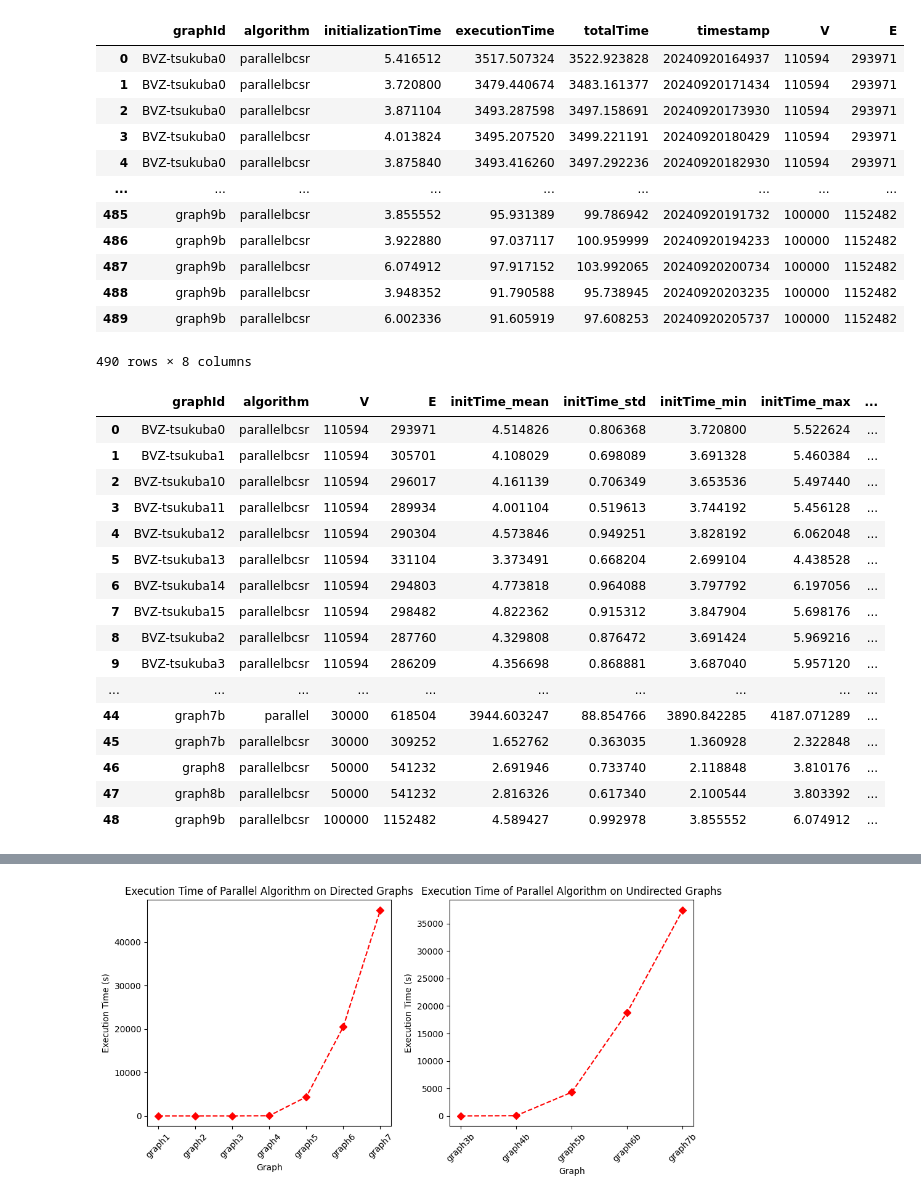
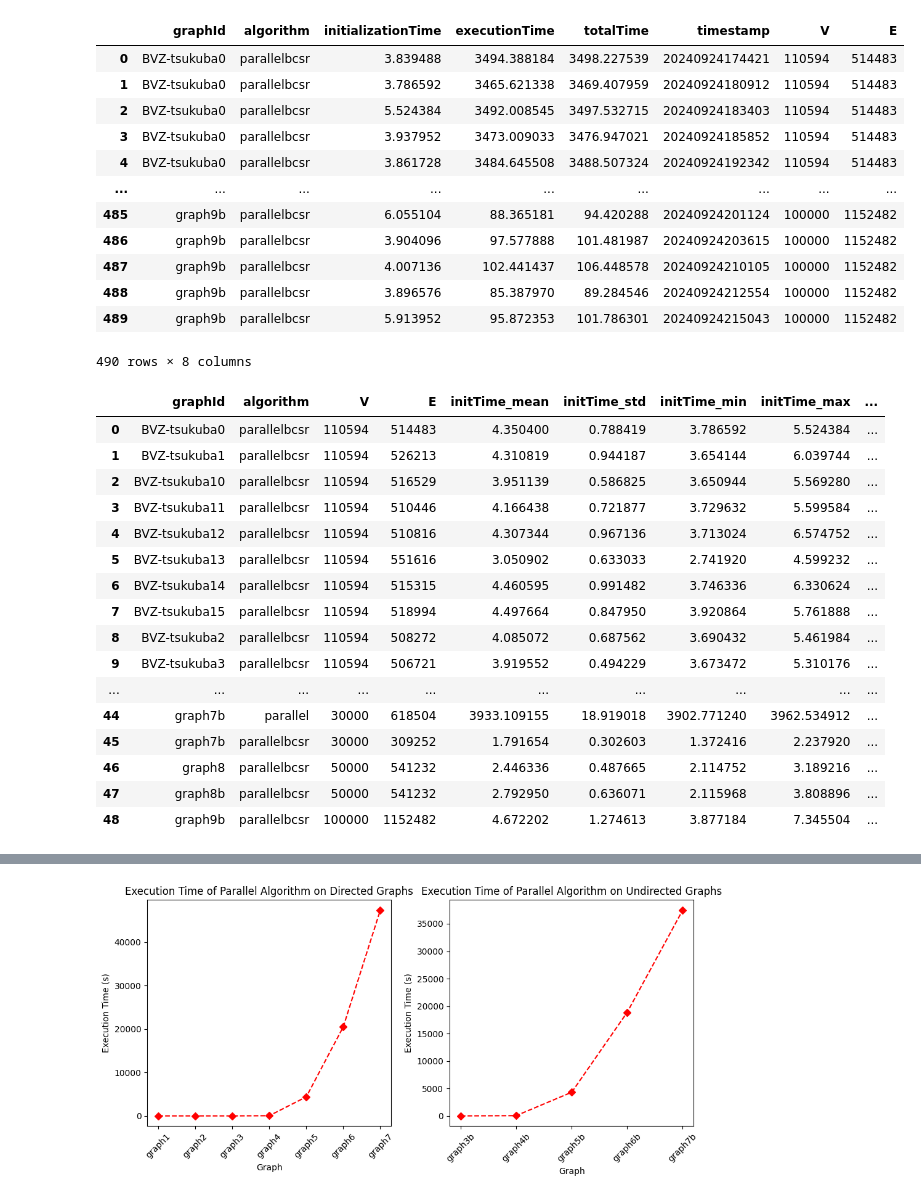
Before and after one commit to Daniele974/GraphCuts_CUDA, a Jupyter notebook: result_analysis.ipynb, the cells around one changed output, grey strips where cells are left out. Saved outputs shown, nothing was run; the diff lists cells and outputs as text; code cells hidden in the pictures.

```diff
--- a/result_analysis.ipynb
+++ b/result_analysis.ipynb
@@ -1,44 +1,44 @@
 # %%
 import json
 import matplotlib.pyplot as plt
 import glob
 import pandas as pd
 import os
 import numpy as np
 import math
 
-results_path = './results/session2/'
+results_path = './results/session4/'
 files = glob.glob(results_path + '*.json')
 results = []
 
 for file in files:
     with open(file) as f:
         filename = os.path.basename(file)
         splitted_filename = filename.split('_')
         graph = splitted_filename[0]
         algorithm = splitted_filename[1]
         timestamp = splitted_filename[3].split('.')[0] if len(splitted_filename) > 3 else ''
         content = json.load(f)
         content['graphId'] = graph
         content['algorithm'] = algorithm
         content['timestamp'] = timestamp
         results.append(content)
 
 results = pd.DataFrame(results, columns=['graphId', 'algorithm', 'initializationTime', 'executionTime', 'totalTime', 'timestamp','V','E'])
 results
 # %% [output]
 |  | graphId | algorithm | initializationTime | executionTime | totalTime | timestamp | V | E |
-| 0 | BVZ-tsukuba0 | parallelbcsr | 5.416512 | 3517.507324 | 3522.923828 | 20240920164937 | 110594 | 293971 |
-| 1 | BVZ-tsukuba0 | parallelbcsr | 3.720800 | 3479.440674 | 3483.161377 | 20240920171434 | 110594 | 293971 |
-| 2 | BVZ-tsukuba0 | parallelbcsr | 3.871104 | 3493.287598 | 3497.158691 | 20240920173930 | 110594 | 293971 |
-| 3 | BVZ-tsukuba0 | parallelbcsr | 4.013824 | 3495.207520 | 3499.221191 | 20240920180429 | 110594 | 293971 |
-| 4 | BVZ-tsukuba0 | parallelbcsr | 3.875840 | 3493.416260 | 3497.292236 | 20240920182930 | 110594 | 293971 |
+| 0 | BVZ-tsukuba0 | parallelbcsr | 3.839488 | 3494.388184 | 3498.227539 | 20240924174421 | 110594 | 514483 |
+| 1 | BVZ-tsukuba0 | parallelbcsr | 3.786592 | 3465.621338 | 3469.407959 | 20240924180912 | 110594 | 514483 |
+| 2 | BVZ-tsukuba0 | parallelbcsr | 5.524384 | 3492.008545 | 3497.532715 | 20240924183403 | 110594 | 514483 |
+| 3 | BVZ-tsukuba0 | parallelbcsr | 3.937952 | 3473.009033 | 3476.947021 | 20240924185852 | 110594 | 514483 |
+| 4 | BVZ-tsukuba0 | parallelbcsr | 3.861728 | 3484.645508 | 3488.507324 | 20240924192342 | 110594 | 514483 |
 | ... | ... | ... | ... | ... | ... | ... | ... | ... |
-| 485 | graph9b | parallelbcsr | 3.855552 | 95.931389 | 99.786942 | 20240920191732 | 100000 | 1152482 |
-| 486 | graph9b | parallelbcsr | 3.922880 | 97.037117 | 100.959999 | 20240920194233 | 100000 | 1152482 |
-| 487 | graph9b | parallelbcsr | 6.074912 | 97.917152 | 103.992065 | 20240920200734 | 100000 | 1152482 |
-| 488 | graph9b | parallelbcsr | 3.948352 | 91.790588 | 95.738945 | 20240920203235 | 100000 | 1152482 |
-| 489 | graph9b | parallelbcsr | 6.002336 | 91.605919 | 97.608253 | 20240920205737 | 100000 | 1152482 |
+| 485 | graph9b | parallelbcsr | 6.055104 | 88.365181 | 94.420288 | 20240924201124 | 100000 | 1152482 |
+| 486 | graph9b | parallelbcsr | 3.904096 | 97.577888 | 101.481987 | 20240924203615 | 100000 | 1152482 |
+| 487 | graph9b | parallelbcsr | 4.007136 | 102.441437 | 106.448578 | 20240924210105 | 100000 | 1152482 |
+| 488 | graph9b | parallelbcsr | 3.896576 | 85.387970 | 89.284546 | 20240924212554 | 100000 | 1152482 |
+| 489 | graph9b | parallelbcsr | 5.913952 | 95.872353 | 101.786301 | 20240924215043 | 100000 | 1152482 |
 490 rows × 8 columns
 # %%
 agg_results = results.groupby(['graphId', 'algorithm', 'V', 'E']).agg({'initializationTime': ['mean', 'std', 'min', 'max'], 'executionTime': ['mean', 'std', 'min', 'max'], 'totalTime': ['mean', 'std', 'min', 'max']}).reset_index()
@@ -46,22 +46,22 @@ agg_results.columns = ['graphId', 'algorithm', 'V', 'E', 'initTime_mean', 'initT
 agg_results
 # %% [output]
 |  | graphId | algorithm | V | E | initTime_mean | initTime_std | initTime_min | initTime_max | ... |
-| 0 | BVZ-tsukuba0 | parallelbcsr | 110594 | 293971 | 4.514826 | 0.806368 | 3.720800 | 5.522624 | ... |
-| 1 | BVZ-tsukuba1 | parallelbcsr | 110594 | 305701 | 4.108029 | 0.698089 | 3.691328 | 5.460384 | ... |
-| 2 | BVZ-tsukuba10 | parallelbcsr | 110594 | 296017 | 4.161139 | 0.706349 | 3.653536 | 5.497440 | ... |
-| 3 | BVZ-tsukuba11 | parallelbcsr | 110594 | 289934 | 4.001104 | 0.519613 | 3.744192 | 5.456128 | ... |
-| 4 | BVZ-tsukuba12 | parallelbcsr | 110594 | 290304 | 4.573846 | 0.949251 | 3.828192 | 6.062048 | ... |
-| 5 | BVZ-tsukuba13 | parallelbcsr | 110594 | 331104 | 3.373491 | 0.668204 | 2.699104 | 4.438528 | ... |
-| 6 | BVZ-tsukuba14 | parallelbcsr | 110594 | 294803 | 4.773818 | 0.964088 | 3.797792 | 6.197056 | ... |
-| 7 | BVZ-tsukuba15 | parallelbcsr | 110594 | 298482 | 4.822362 | 0.915312 | 3.847904 | 5.698176 | ... |
-| 8 | BVZ-tsukuba2 | parallelbcsr | 110594 | 287760 | 4.329808 | 0.876472 | 3.691424 | 5.969216 | ... |
-| 9 | BVZ-tsukuba3 | parallelbcsr | 110594 | 286209 | 4.356698 | 0.868881 | 3.687040 | 5.957120 | ... |
+| 0 | BVZ-tsukuba0 | parallelbcsr | 110594 | 514483 | 4.350400 | 0.788419 | 3.786592 | 5.524384 | ... |
+| 1 | BVZ-tsukuba1 | parallelbcsr | 110594 | 526213 | 4.310819 | 0.944187 | 3.654144 | 6.039744 | ... |
+| 2 | BVZ-tsukuba10 | parallelbcsr | 110594 | 516529 | 3.951139 | 0.586825 | 3.650944 | 5.569280 | ... |
+| 3 | BVZ-tsukuba11 | parallelbcsr | 110594 | 510446 | 4.166438 | 0.721877 | 3.729632 | 5.599584 | ... |
+| 4 | BVZ-tsukuba12 | parallelbcsr | 110594 | 510816 | 4.307344 | 0.967136 | 3.713024 | 6.574752 | ... |
+| 5 | BVZ-tsukuba13 | parallelbcsr | 110594 | 551616 | 3.050902 | 0.633033 | 2.741920 | 4.599232 | ... |
+| 6 | BVZ-tsukuba14 | parallelbcsr | 110594 | 515315 | 4.460595 | 0.991482 | 3.746336 | 6.330624 | ... |
+| 7 | BVZ-tsukuba15 | parallelbcsr | 110594 | 518994 | 4.497664 | 0.847950 | 3.920864 | 5.761888 | ... |
+| 8 | BVZ-tsukuba2 | parallelbcsr | 110594 | 508272 | 4.085072 | 0.687562 | 3.690432 | 5.461984 | ... |
+| 9 | BVZ-tsukuba3 | parallelbcsr | 110594 | 506721 | 3.919552 | 0.494229 | 3.673472 | 5.310176 | ... |
 | ... | ... | ... | ... | ... | ... | ... | ... | ... | ... |
-| 44 | graph7b | parallel | 30000 | 618504 | 3944.603247 | 88.854766 | 3890.842285 | 4187.071289 | ... |
-| 45 | graph7b | parallelbcsr | 30000 | 309252 | 1.652762 | 0.363035 | 1.360928 | 2.322848 | ... |
-| 46 | graph8 | parallelbcsr | 50000 | 541232 | 2.691946 | 0.733740 | 2.118848 | 3.810176 | ... |
-| 47 | graph8b | parallelbcsr | 50000 | 541232 | 2.816326 | 0.617340 | 2.100544 | 3.803392 | ... |
-| 48 | graph9b | parallelbcsr | 100000 | 1152482 | 4.589427 | 0.992978 | 3.855552 | 6.074912 | ... |
+| 44 | graph7b | parallel | 30000 | 618504 | 3933.109155 | 18.919018 | 3902.771240 | 3962.534912 | ... |
+| 45 | graph7b | parallelbcsr | 30000 | 309252 | 1.791654 | 0.302603 | 1.372416 | 2.237920 | ... |
+| 46 | graph8 | parallelbcsr | 50000 | 541232 | 2.446336 | 0.487665 | 2.114752 | 3.189216 | ... |
+| 47 | graph8b | parallelbcsr | 50000 | 541232 | 2.792950 | 0.636071 | 2.115968 | 3.808896 | ... |
+| 48 | graph9b | parallelbcsr | 100000 | 1152482 | 4.672202 | 1.274613 | 3.877184 | 7.345504 | ... |
 # %%
 agg_results = agg_results.sort_values(by=['V'])
 agg_results
```
Also changed, not shown: parts of 8 cells of this notebook, 1 other file.
